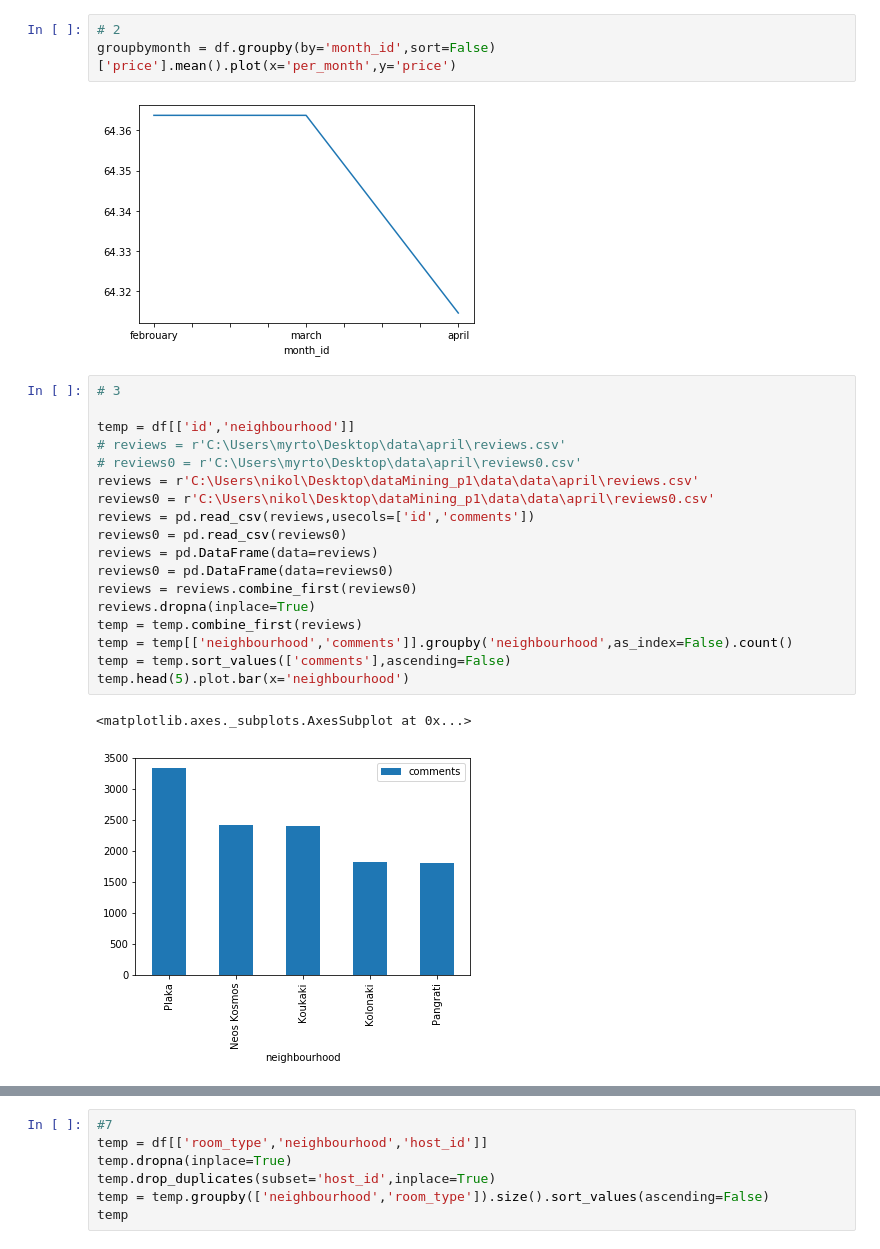
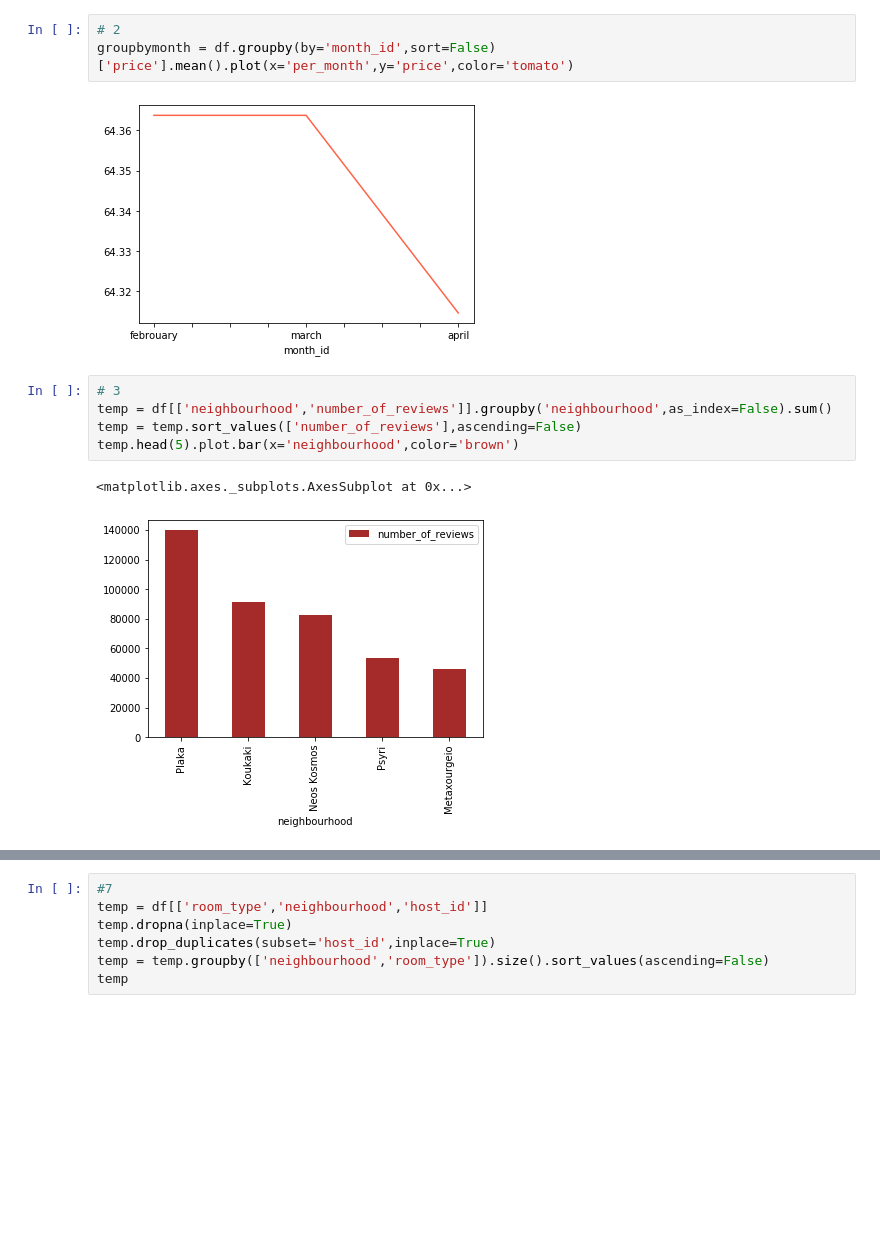
Before and after one commit to Myrto-Iglezou/Airbnb-Data-Analysis-, a Jupyter notebook: dm_project_1.ipynb, the cells around one changed output, grey strips where cells are left out. Cells and saved outputs as stored; diff of their text form; blank space fills up the shorter version.

```diff
--- a/dm_project_1.ipynb
+++ b/dm_project_1.ipynb
@@ -88,28 +83,15 @@ tempdf.plot.bar()
 # %%
 # 2
-groupbymonth = df.groupby(by='month_id',sort=False)['price'].mean().plot(x='per_month',y='price')
+groupbymonth = df.groupby(by='month_id',sort=False)['price'].mean().plot(x='per_month',y='price',color='tomato')
 # %% [output]
-[figure, old version]
+[figure, new version]
-# %%
-# 3
-
-temp = df[['id','neighbourhood']]
-# reviews = r'C:\Users\myrto\Desktop\data\april\reviews.csv'
-# reviews0 = r'C:\Users\myrto\Desktop\data\april\reviews0.csv'
-reviews = r'C:\Users\nikol\Desktop\dataMining_p1\data\data\april\reviews.csv'
-reviews0 = r'C:\Users\nikol\Desktop\dataMining_p1\data\data\april\reviews0.csv'
-reviews = pd.read_csv(reviews,usecols=['id','comments'])
-reviews0 = pd.read_csv(reviews0)
-reviews = pd.DataFrame(data=reviews)
-reviews0 = pd.DataFrame(data=reviews0)
-reviews = reviews.combine_first(reviews0)
-reviews.dropna(inplace=True)
-temp = temp.combine_first(reviews)
-temp = temp[['neighbourhood','comments']].groupby('neighbourhood',as_index=False).count()
-temp = temp.sort_values(['comments'],ascending=False)
-temp.head(5).plot.bar(x='neighbourhood')
-# %% [output]
-<matplotlib.axes._subplots.AxesSubplot at 0x...>
-[figure, removed]
+# %%
+# 3
+temp = df[['neighbourhood','number_of_reviews']].groupby('neighbourhood',as_index=False).sum()
+temp = temp.sort_values(['number_of_reviews'],ascending=False)
+temp.head(5).plot.bar(x='neighbourhood',color='brown')
+# %% [output]
+<matplotlib.axes._subplots.AxesSubplot at 0x...>
+[figure, added]
 # %%
 #4
```
Also changed, not shown: parts of 11 cells of this notebook.
